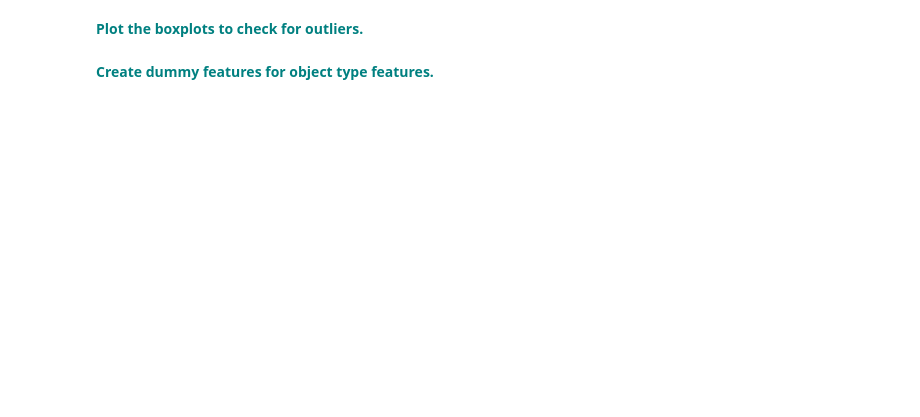
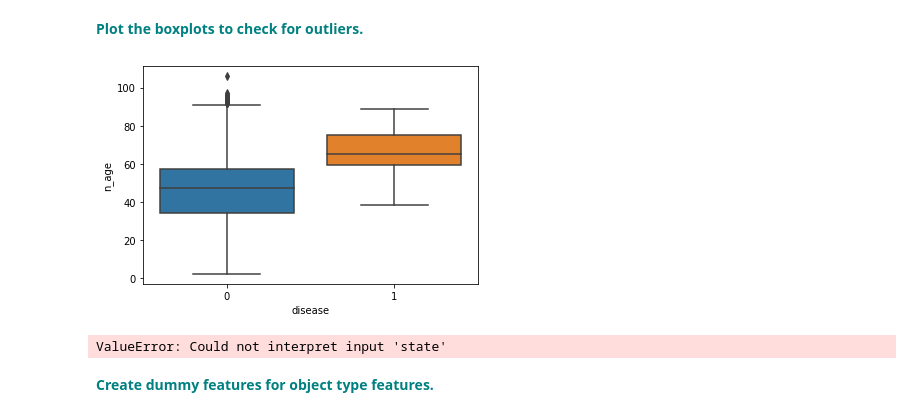
Before and after one commit to mgfos207/Springboard, a Jupyter notebook: Module 14/RandomForest Covid Case Study_06302020/RandomForest_casestudy_covid19.ipynb, the cells around one changed output. Saved outputs shown, nothing was run; the diff lists cells and outputs as text; code cells hidden in the pictures; blank space fills up the shorter version.

```diff
--- a/Module 14/RandomForest Covid Case Study_06302020/RandomForest_casestudy_covid19.ipynb
+++ b/Module 14/RandomForest Covid Case Study_06302020/RandomForest_casestudy_covid19.ipynb
@@ -124,4 +430,12 @@ vn
 # %% [markdown]
 **<font color='teal'> Plot the boxplots to check for outliers. </font>**
+# %%
+_ = sns.boxplot(x='disease', y='n_age', data=df)
+# %% [output]
+[figure, added]
+# %%
+_ = sns.boxplot(x='state', y='n_age', data=df)
+# %% [output]
+ValueError: Could not interpret input 'state'
 # %% [markdown]
 **<font color='teal'> Create dummy features for object type features. </font>**
```
Also changed, not shown: parts of 34 cells of this notebook.
